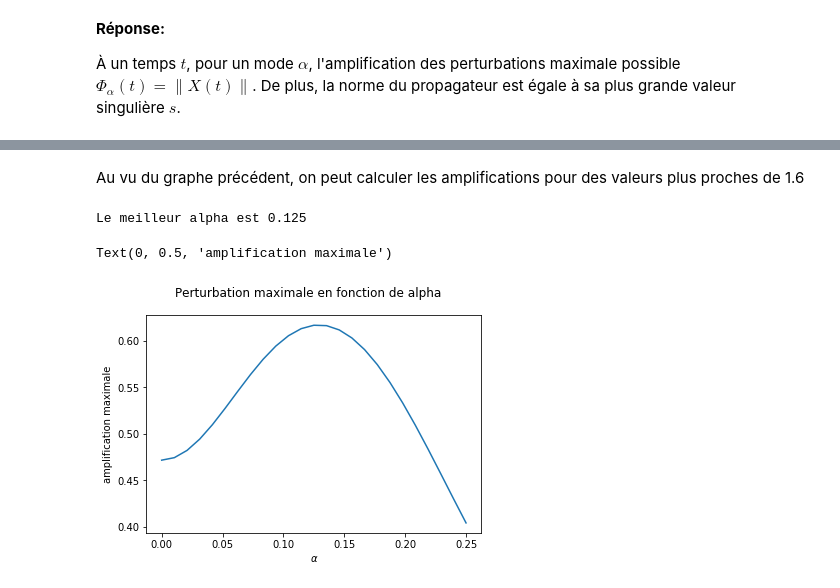
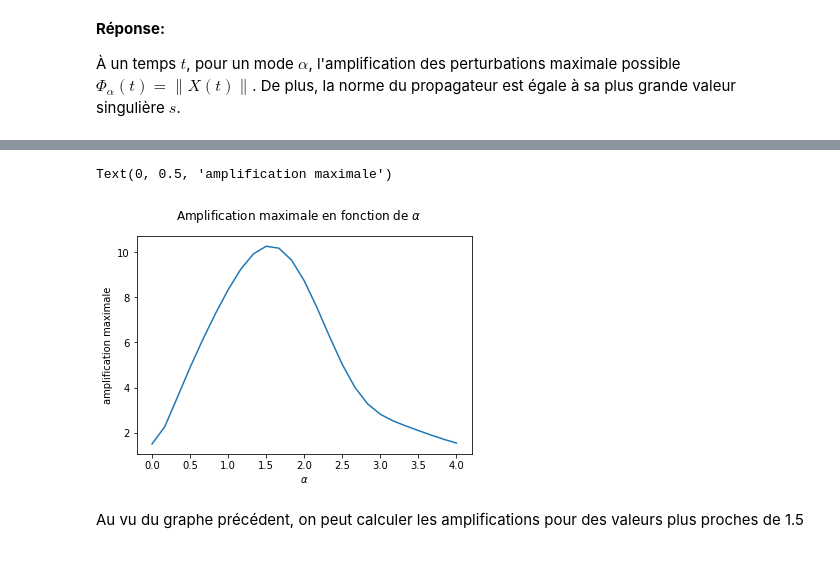
Before and after one commit to MWeytens/Orr-Sommerfeld, a Jupyter notebook: Orr-Sommerfeld.ipynb, the cells around one changed output, grey strips where cells are left out. Cells and saved outputs as stored; diff of their text form; code cells hidden in the pictures.

```diff
--- a/Orr-Sommerfeld.ipynb
+++ b/Orr-Sommerfeld.ipynb
@@ -307,11 +307,12 @@ def D4_v(N,dy):
     L2 = numpy.diag(1.0 / d4 * numpy.ones(N - 2), k=-2)
     # On somme le tout.
     D4_v = D + U + U2 + L + L2
+
     #On modifie les anomalies dues aux bords.
-    D4_v[0, 0]   = 5.0    # Nord-Ouest
-    D4_v[1, 0]   = -3.75  # Au Sud du Nord-Ouest
-    D4_v[-1, -1] = 5.0    # Sud-Est
-    D4_v[-2, -1] = -3.75  # Au Nord du Sud-Est
+    D4_v[0, 0]   = 5.0 / d4    # Nord-Ouest
+    D4_v[1, 0]   = -3.75 / d4  # Au Sud du Nord-Ouest
+    D4_v[-1, -1] = 5.0 /d4     # Sud-Est
+    D4_v[-2, -1] = -3.75 /d4   # Au Nord du Sud-Est
     return D4_v
 # %%
 """TEST"""
@@ -649,8 +649,8 @@ En faisant varier $\alpha$ comme paramètre dans le propagateur, écrire un prog
 
 À un temps $t$, pour un mode $\alpha$, l'amplification des perturbations maximale possible $\Phi_\alpha(t)= \lVert X(t) \rVert$. De plus, la norme du propagateur est égale à sa plus grande valeur singulière $s$.
 # %%
-def get_max_amp(alpha, y, L, t=10.0, dt=.01):
-    """ Donne l'amplification des perturbations au temps t, pour un propagateur de paramètre alpha qu'on
+def get_max_amp(alpha, y, L, T=10.0, dt=.01):
+    """ Donne l'amplification des perturbations au temps T, pour un propagateur de paramètre alpha qu'on
             calcule à partir de l'algorithme RK4 avec conditions aux bords vues plus haut.
 
         Parametres:
@@ -658,23 +658,25 @@ def get_max_amp(alpha, y, L, t=10.0, dt=.01):
         alpha : float
             Mode de la pertubation considérée (monochromatique).
         y : ndarray
-            Vecteur des valeurs de hauteur où on considère les équations.
+            Liste des valeurs de y où on considère les équations.
         L : ndarray
             Matrice, correspondant à l'opérateur linéaire L. Si les y sont de taille N_y, L doit être une
             matrice carrée (N_y-4)x(N_y-4)
-        t : float
-            Temps apres lequel on regarde l'amplification des perturbations.
+        T : float
+            Temps après lequel on regarde l'amplification des perturbations.
         dt : float
             Pas de temps pour faire évoluer le propagateur depuis t=0 de façon discrète.
 
         Outputs:
         --------
         float :
-            Plus grande valeur singulière du propagateur au temps t, égale à l'amplification maximale possible
+            Plus grande valeur singulière du propagateur au temps T, égale à l'amplification maximale possible
     """
     N_y = len(y)
     X_0 = numpy.identity(N, dtype=complex)
     # On calcule le propagateur à l'instant t selon notre algorithme
-    X_t = RK4_matriciel(t, dt, y, X_0, L)
+    N_t = int(T/dt)
+    X_t = RK4_matriciel(N_t, dt, y, X_0, L)
+    # On retourne sa plus grande valeur singulière
     return get_maxsv_maxpert(X_t)[0]
 # %% [markdown]
@@ -704,24 +714,13 @@ Text(0, 0.5, 'amplification maximale')
+# %%
+alphas = numpy.linspace(0,4,num=25)
+
+# On fait le graphe
+pyplot.plot(alphas,best_amp(alphas)[1])
+pyplot.suptitle(r'Amplification maximale en fonction de $\alpha$')
+pyplot.xlabel(r'$\alpha$')
+pyplot.ylabel('amplification maximale')
+# %% [output]
+Text(0, 0.5, 'amplification maximale')
+[figure, added]
 # %% [markdown]
-Au vu du graphe précédent, on peut calculer les amplifications pour des valeurs plus proches de 1.6
+Au vu du graphe précédent, on peut calculer les amplifications pour des valeurs plus proches de 1.5
-# %%
-alphas = numpy.linspace(0,0.25,num=25)
-best_alpha, amp_max = None, 0
-
-ss = []
-# Pour chaque valeure de alhpha, on calcule l'amplification maximale
-for alpha in alphas:
-    current = get_max_amp(alpha,y,L_v(N-4, dy, y[2:N-2], 500, alpha))
-    ss.append(current)
-    # on fait en sorte qu'à la fin, le best_alpha soit celui qui correspond à la plus grande des amplifications maximales
-    if current > amp_max:
-        best_alpha = alpha
-        amp_max = current
-print('Le meilleur alpha est',best_alpha)
-pyplot.plot(alphas,ss)
-pyplot.suptitle('Perturbation maximale en fonction de alpha')
-pyplot.xlabel(r'$\alpha$')
-pyplot.ylabel('amplification maximale')
-# %% [output]
-Le meilleur alpha est 0.125
-Text(0, 0.5, 'amplification maximale')
-[figure, removed]
```
Also changed, not shown: parts of 15 cells of this notebook.
